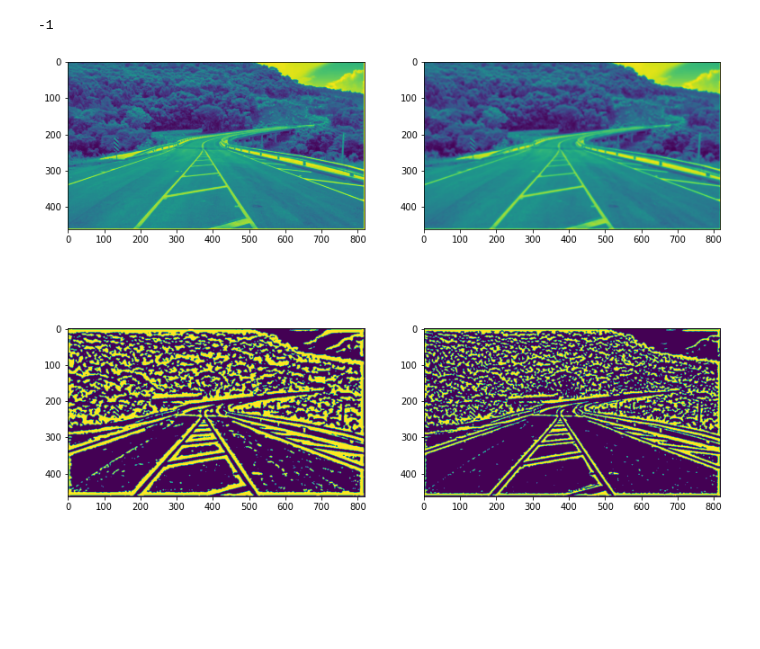
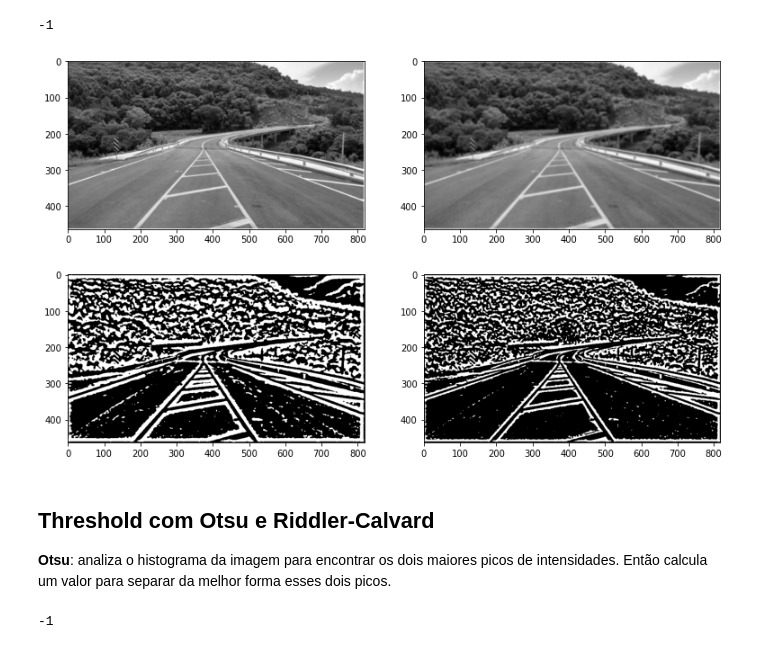
Before and after one commit to felypemaciel/atlantico-bootcamp, a Jupyter notebook: trailhead/visao_computacional/opencv/05_threshold.ipynb, the cells around one changed output. Drawn from its saved outputs; the diff is of its cells as text; code cells hidden in the pictures; blank space fills up the shorter version.

```diff
--- a/trailhead/visao_computacional/opencv/05_threshold.ipynb
+++ b/trailhead/visao_computacional/opencv/05_threshold.ipynb
@@ -36,12 +46,35 @@ cv2.waitKey(0)
 # %% [output]
 -1
 # %%
-plt.figure(figsize=(13, 10))
-plt.subplot(2,2,1), plt.imshow((img))
-plt.subplot(2,2,2), plt.imshow(suave)
-plt.subplot(2,2,3,), plt.imshow(bin1)
-plt.subplot(2,2,4), plt.imshow(bin2)
+plt.figure(figsize=(13, 8))
+plt.subplot(2,2,1), plt.imshow(img, cmap='gray')
+plt.subplot(2,2,2), plt.imshow(suave, cmap='gray')
+plt.subplot(2,2,3,), plt.imshow(bin1, cmap='gray')
+plt.subplot(2,2,4), plt.imshow(bin2, cmap='gray')
 
 plt.show()
 # %% [output]
-[figure, old version]
+[figure, new version]
+# %% [markdown]
+## Threshold com Otsu e Riddler-Calvard
+
+**Otsu**: analiza o histograma da imagem para encontrar os dois maiores picos de intensidades. Então calcula um valor para separar da melhor forma esses dois picos.
+# %%
+T = mahotas.thresholding.otsu(suave)
+temp = img.copy()
+temp[temp > T] = 255
+temp[temp < 255] = 0
+temp = cv2.bitwise_not(temp)
+T = mahotas.thresholding.rc(suave)
+temp2 = img.copy()
+temp2[temp2 > T] = 255
+temp2[temp2 < 255] = 0
+temp2 = cv2.bitwise_not(temp2)
+resultado = np.vstack([
+    np.hstack([img, suave]),
+    np.hstack([temp, temp2])
+])
+cv2.imshow('binarizacao com metodo de otsu e riddler-calvard', resultado)
+cv2.waitKey(0)
+# %% [output]
+-1
```
Also changed, not shown: parts of 3 cells of this notebook, 3 other files.
